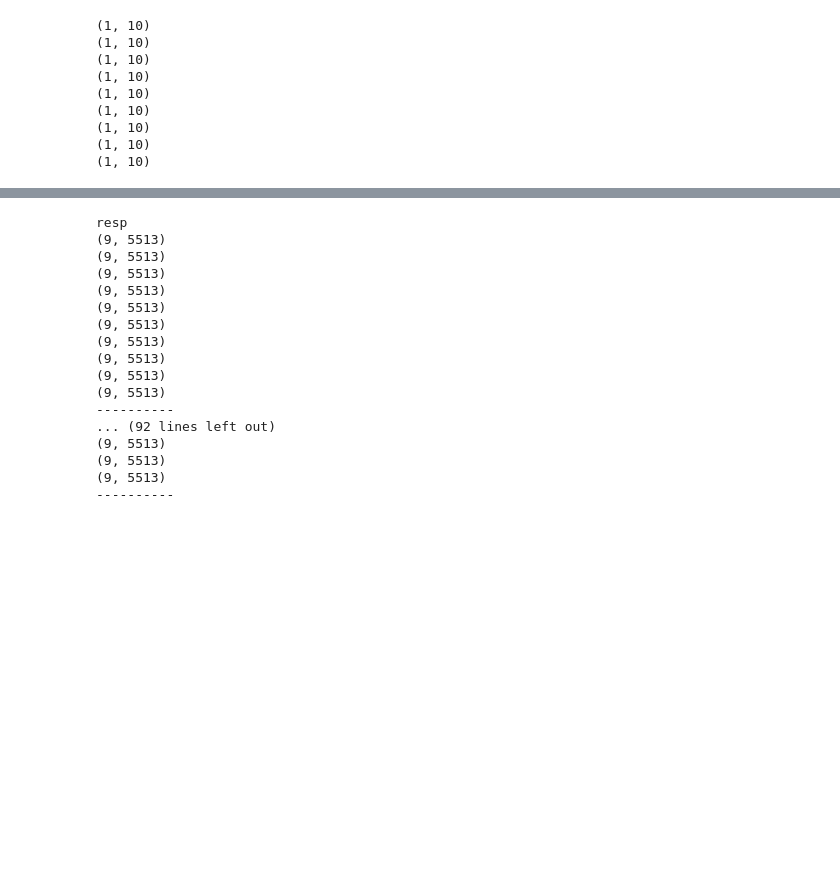
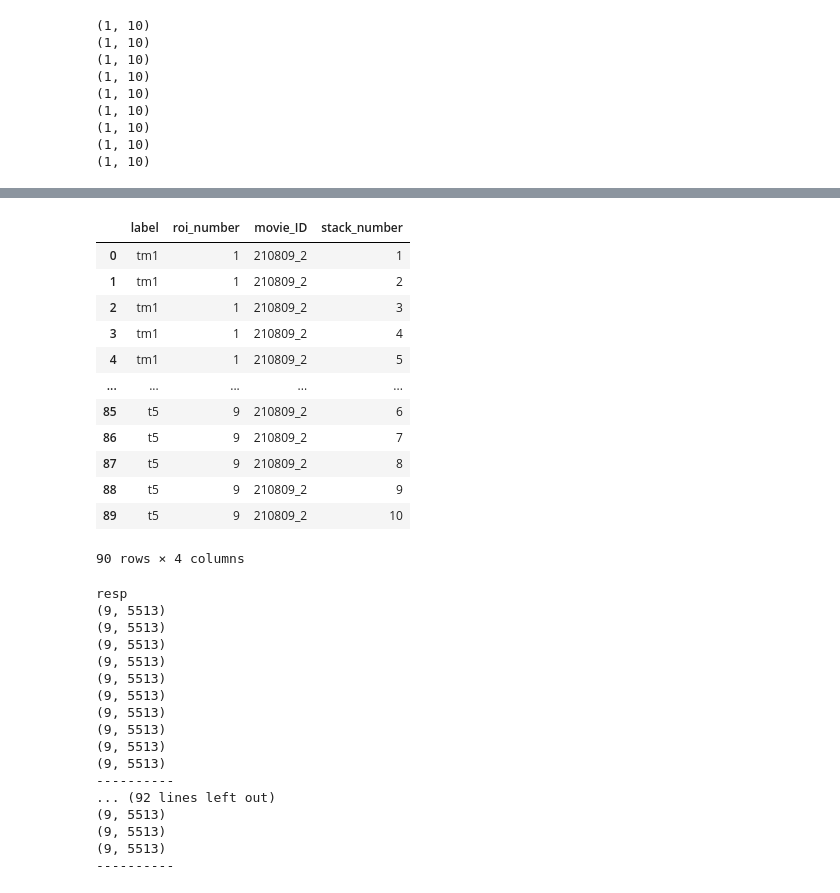
Before and after one commit to laurenneal/capstone-visual-neuroscience, a Jupyter notebook: get_results_and_features_stack_by_stack.ipynb, the cells around one changed output, grey strips where cells are left out. Saved outputs shown, nothing was run; the diff lists cells and outputs as text; code cells hidden in the pictures; blank space fills up the shorter version.

```diff
--- a/get_results_and_features_stack_by_stack.ipynb
+++ b/get_results_and_features_stack_by_stack.ipynb
@@ -301,0 +367,16 @@ for l in keys:
+# %%
+
+#folder that holds the roi labels for all movies
+labels_folder = '/content/drive/MyDrive/DS6011_Capstone_VisualNeuroscience/Seeded_CNMF/Results/'
+
+#get the filename of the csv that has the labels for this movie
+label_file = [f for f in listdir(labels_folder) if movie_ID in f and '.csv' in f][0]
+
+#read the csv , add the roi number, and drop the index and the stack name
+roi_labels = pd.read_csv(labels_folder+label_file)
+roi_labels['roi_number'] = roi_labels['index'] + 1
+roi_labels = roi_labels.drop(columns = ['index', 'stack'])
+
+#add the movie ID back as a column
+roi_labels['movie_ID'] = movie_ID
+roi_labels
@@ -301,0 +409,17 @@ for l in keys:
+# %%
+roi_labels = roi_labels.merge(temp_stack_df, how='cross')
+roi_labels
+# %% [output]
+|  | label | roi_number | movie_ID | stack_number |
+| 0 | tm1 | 1 | 210809_2 | 1 |
+| 1 | tm1 | 1 | 210809_2 | 2 |
+| 2 | tm1 | 1 | 210809_2 | 3 |
+| 3 | tm1 | 1 | 210809_2 | 4 |
+| 4 | tm1 | 1 | 210809_2 | 5 |
+| ... | ... | ... | ... | ... |
+| 85 | t5 | 9 | 210809_2 | 6 |
+| 86 | t5 | 9 | 210809_2 | 7 |
+| 87 | t5 | 9 | 210809_2 | 8 |
+| 88 | t5 | 9 | 210809_2 | 9 |
+| 89 | t5 | 9 | 210809_2 | 10 |
+90 rows × 4 columns
```
Also changed, not shown: parts of 43 cells of this notebook.
